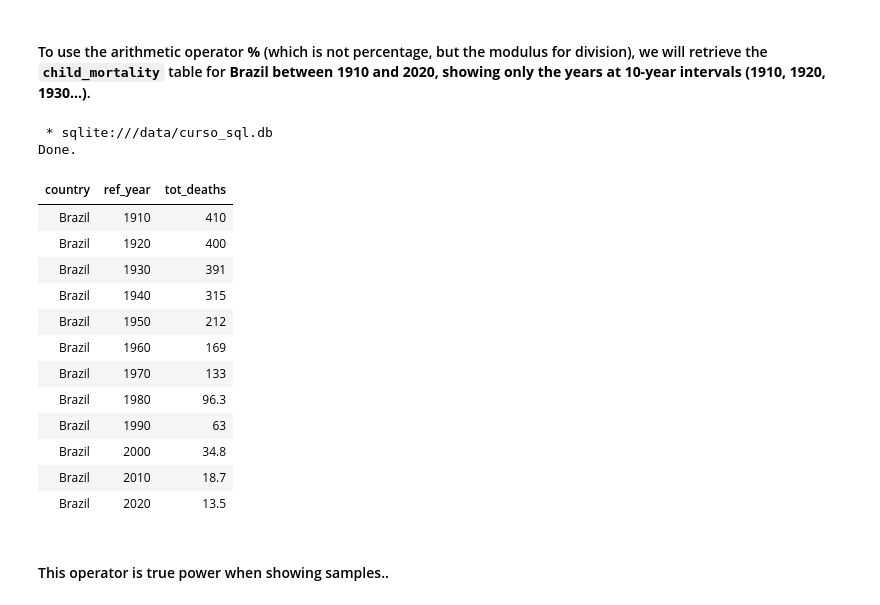
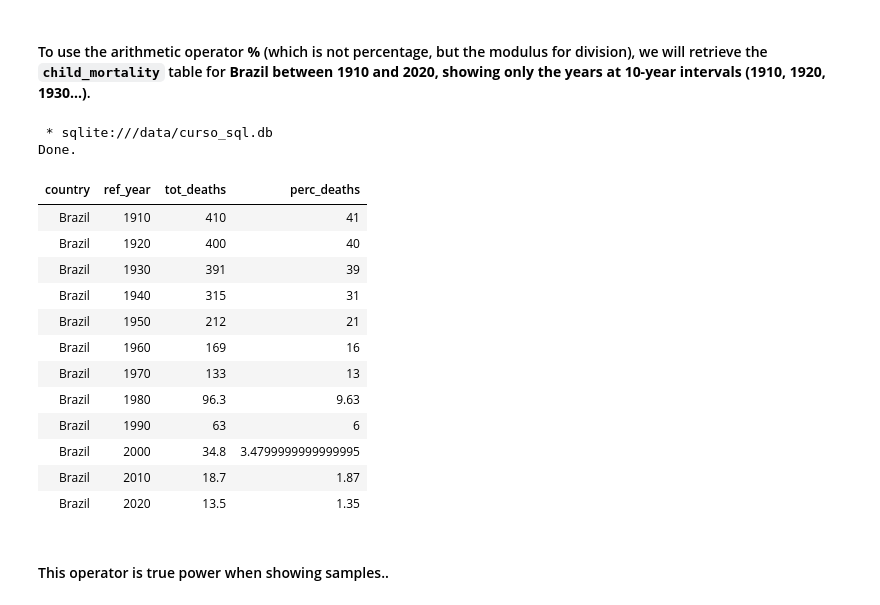
Before and after one commit to grbarbosa3/SQL-Journey, a Jupyter notebook: SQL_Notes.ipynb, the cells around one changed output. Drawn from its saved outputs; the diff is of its cells as text; code cells hidden in the pictures.

```diff
--- a/SQL_Notes.ipynb
+++ b/SQL_Notes.ipynb
@@ -499,28 +499,29 @@ Done.
 # %%
 %%sql
 
 
 SELECT country,
        ref_year,
-       tot_deaths
+       tot_deaths,
+       100*tot_deaths/1000 AS perc_deaths
 FROM child_mortality
 
 WHERE ref_year BETWEEN 1910 and 2021 AND ref_year % 10 = 0 AND country = 'Brazil'
 # %% [output]
  * sqlite:///data/curso_sql.db
 Done.
-| country | ref_year | tot_deaths |
-| Brazil | 1910 | 410 |
-| Brazil | 1920 | 400 |
-| Brazil | 1930 | 391 |
-| Brazil | 1940 | 315 |
-| Brazil | 1950 | 212 |
-| Brazil | 1960 | 169 |
-| Brazil | 1970 | 133 |
-| Brazil | 1980 | 96.3 |
-| Brazil | 1990 | 63 |
-| Brazil | 2000 | 34.8 |
-| Brazil | 2010 | 18.7 |
-| Brazil | 2020 | 13.5 |
+| country | ref_year | tot_deaths | perc_deaths |
+| Brazil | 1910 | 410 | 41 |
+| Brazil | 1920 | 400 | 40 |
+| Brazil | 1930 | 391 | 39 |
+| Brazil | 1940 | 315 | 31 |
+| Brazil | 1950 | 212 | 21 |
+| Brazil | 1960 | 169 | 16 |
+| Brazil | 1970 | 133 | 13 |
+| Brazil | 1980 | 96.3 | 9.63 |
+| Brazil | 1990 | 63 | 6 |
+| Brazil | 2000 | 34.8 | 3.4799999999999995 |
+| Brazil | 2010 | 18.7 | 1.87 |
+| Brazil | 2020 | 13.5 | 1.35 |
 # %% [markdown]
 #### This operator is true power when showing samples..
```
Also changed, not shown: parts of 6 cells of this notebook.
